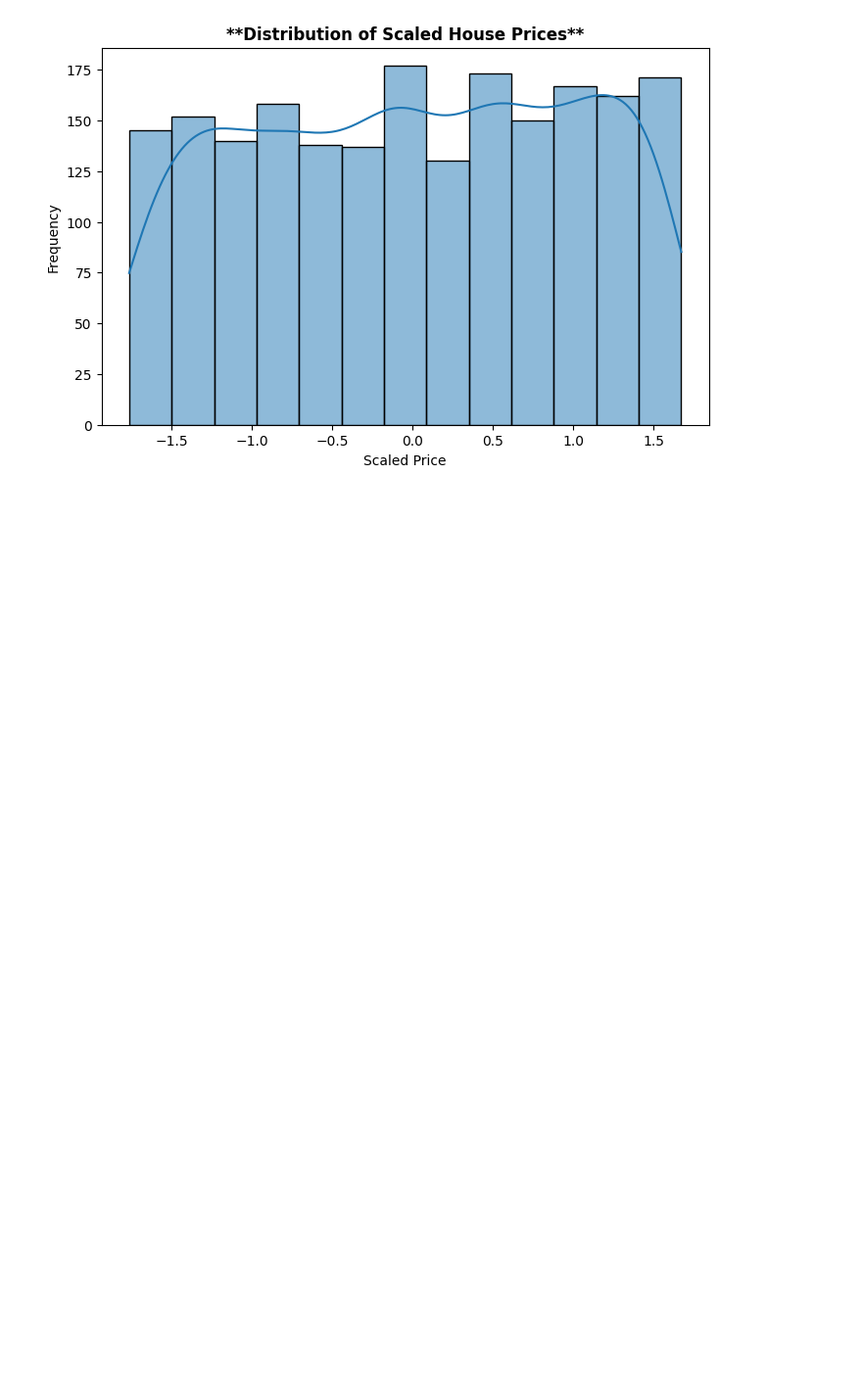
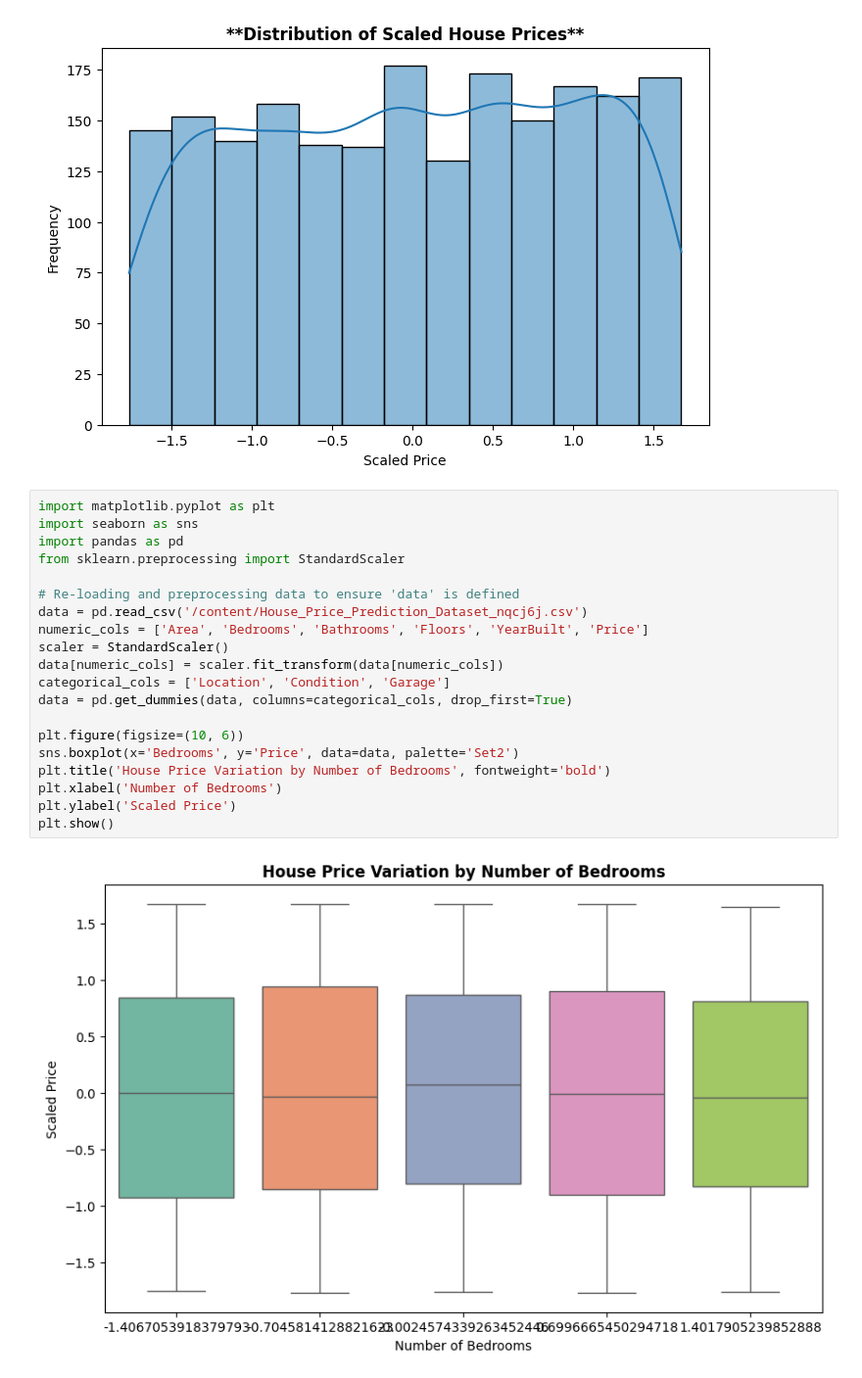
Before and after one commit to IliyaCetoVoka/House-Price-Prediction-, a Jupyter notebook: House_Price_Prediction.ipynb, the cells around one changed output. Shown at 98% size. Drawn from its saved outputs; the diff is of its cells as text; blank space fills up the shorter version.

```diff
--- a/House_Price_Prediction.ipynb
+++ b/House_Price_Prediction.ipynb
@@ -110,3 +110,25 @@ plt.ylabel('Frequency')
 plt.show()
 # %% [output]
 [figure]
+# %%
+import matplotlib.pyplot as plt
+import seaborn as sns
+import pandas as pd
+from sklearn.preprocessing import StandardScaler
+
+# Re-loading and preprocessing data to ensure 'data' is defined
+data = pd.read_csv('/content/House_Price_Prediction_Dataset_nqcj6j.csv')
+numeric_cols = ['Area', 'Bedrooms', 'Bathrooms', 'Floors', 'YearBuilt', 'Price']
+scaler = StandardScaler()
+data[numeric_cols] = scaler.fit_transform(data[numeric_cols])
+categorical_cols = ['Location', 'Condition', 'Garage']
+data = pd.get_dummies(data, columns=categorical_cols, drop_first=True)
+
+plt.figure(figsize=(10, 6))
+sns.boxplot(x='Bedrooms', y='Price', data=data, palette='Set2')
+plt.title('House Price Variation by Number of Bedrooms', fontweight='bold')
+plt.xlabel('Number of Bedrooms')
+plt.ylabel('Scaled Price')
+plt.show()
+# %% [output]
+[figure, added]
```
Also changed, not shown: parts of 3 cells of this notebook.
